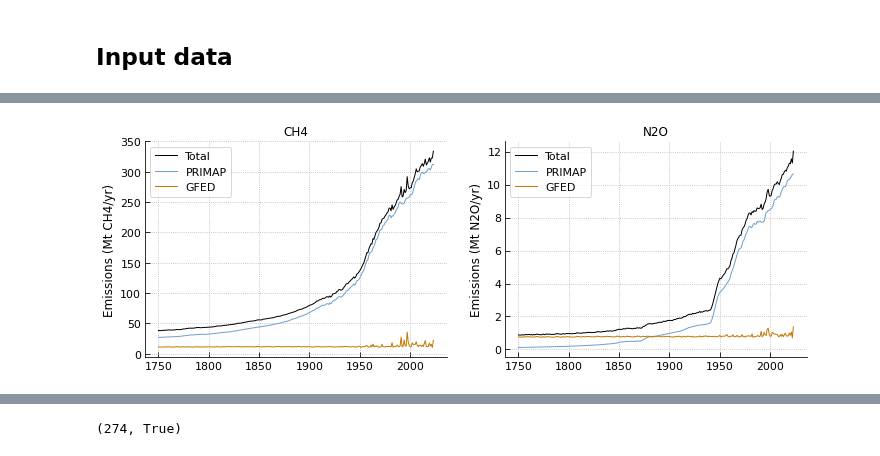
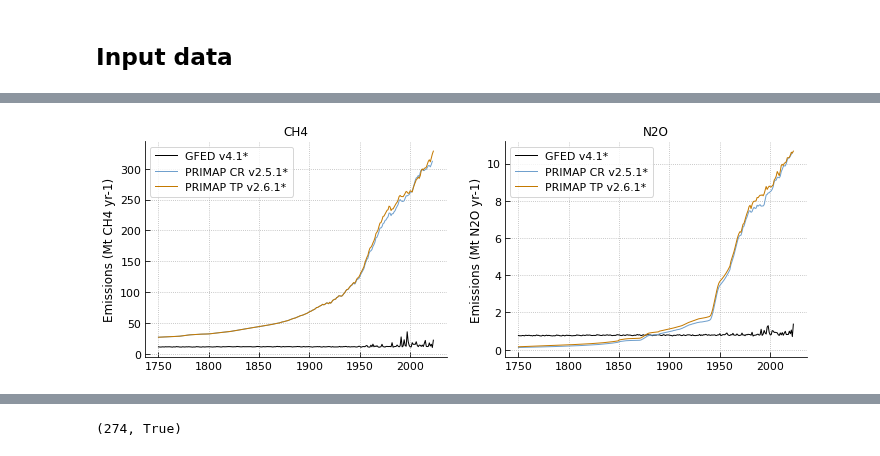
Before and after one commit to tsutsui1872/mce, a Jupyter notebook: notebook/mk_inv_emissions.ipynb, the cells around one changed output, grey strips where cells are left out. Cells and saved outputs as stored; diff of their text form; code cells hidden in the pictures.

```diff
--- a/notebook/mk_inv_emissions.ipynb
+++ b/notebook/mk_inv_emissions.ipynb
@@ -46,8 +96,8 @@ df
 # %%
-id_vars = ['label', 'source', 'units']
-df = {
+df_2025 = pd.concat({
     k: v
     .drop(id_vars, axis=1).set_index('year')
     .squeeze().rename(int).rename_axis(None)
-    for k, v in df.groupby(id_vars) if k[0] != 'CO2-FFI'
-}
+    for k, v in df.groupby(id_vars)#  if k[0] != 'CO2-FFI'
+}, axis=1)
+df_2025
@@ -74,21 +119,0 @@ dfin
-# %%
-# Tentative update for 2023 with PRIMAP v2.6 based on changes from 2022
-# csv data were downloaded at
-# https://primap.org/primap-hist/#scenario=histcr&id=earth&entity=ch4
-# and
-# https://primap.org/primap-hist/#scenario=histcr&id=earth&entity=n2o
-df = pd.DataFrame({
-    gas:
-    pd.read_csv(f'datain/PRIMAP/v2.6/HISTCR_EARTH_{gas}_Mt.csv', index_col=0)
-    .sum(axis=1)
-    for gas in ['CH4', 'N2O']
-}).rename_axis(None)
-
-d1 = df.loc[2023] - df.loc[2022]
-
-for gas in ['CH4', 'N2O']:
-    unit = f'Mt{gas}'
-    dfin.loc[2023, (gas, 'PRIMAP CR v2.5.1*', unit)] = (
-        dfin.loc[2022, (gas, 'PRIMAP CR v2.5.1*', unit)]
-        + d1[gas]
-    )
@@ -132,18 +120,18 @@ df
 # %%
 myplt.init_regular(2, col=2)
-
 unit_w = 'Mt'
 
-for ax, (gas, d0) in zip(myplt(), df.items()):
-    d1 = dfin[(gas, 'PRIMAP CR v2.5.1*', f'{unit_w}{gas}')]
-    d2 = dfin[(gas, 'GFED v4.1*', f'{unit_w}{gas}')]
-    ax.plot(d0.index, d0, label='Total')
-    ax.plot(d1.index, d1, label='PRIMAP')
-    ax.plot(d2.index, d2, label='GFED')
+for ax, gas in zip(myplt(), ['CH4', 'N2O']):
+    for k, d1 in df_2024[gas].items():
+        ax.plot(d1.index, d1, label=k[0])
+
+    d1 = df_2025[gas].squeeze()
+    ax.plot(d1.index, d1, label=d1.name[0])
+
     ax.legend()
     ax.set_title(gas)
-    units = f'{unit_w} {gas}/yr'
+    units = f'{unit_w} {gas} yr-1'
     ax.set_ylabel(f'Emissions ({units})')
     ax.grid()
 # %% [output]
-[figure, old version]
+[figure, new version]
```
Also changed, not shown: parts of 33 cells of this notebook.
